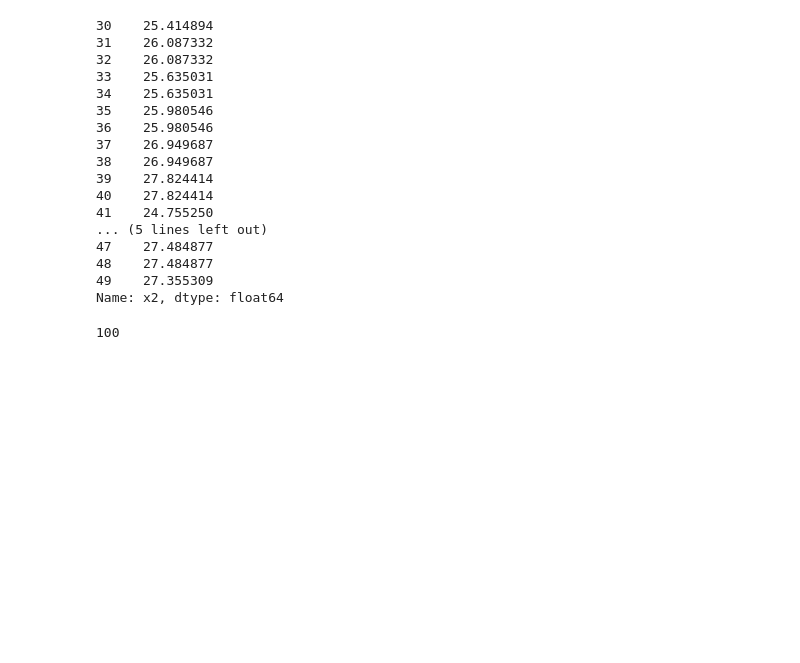
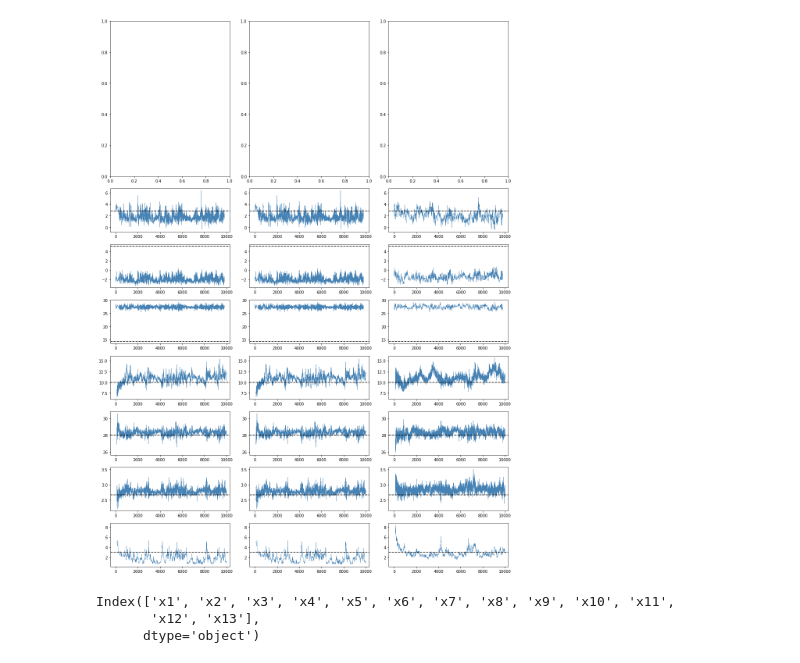
Before and after one commit to mmider/BridgeSDEInference.jl, a Jupyter notebook: scripts/papers/continuous_discrete_smoothing_of_diffusions/lorenz_plots.ipynb, the cells around one changed output. Drawn from its saved outputs; the diff is of its cells as text; code cells hidden in the pictures; blank space fills up the shorter version.

Commit message:
continuing with plots, switching machines

```diff
--- a/scripts/papers/continuous_discrete_smoothing_of_diffusions/lorenz_plots.ipynb
+++ b/scripts/papers/continuous_discrete_smoothing_of_diffusions/lorenz_plots.ipynb
@@ -6,15 +6,15 @@ import pandas as pd
 import matplotlib.gridspec as gridspec
 
 OUT_DIR = os.path.join("..", "..", "..", "output")
-FILENAMES = [["many_obs_medium_blocks.csv",
+FILENAMES = [["many_obs_medium_blocks_marginals.csv",
               "many_obs_medium_blocks_paths.csv",
               "many_obs_medium_blocks_chain.csv"],
-             ["many_obs_medium_blocks.csv",
+             ["many_obs_medium_blocks_marginals.csv",
               "many_obs_medium_blocks_paths.csv",
               "many_obs_medium_blocks_chain.csv"],
-             ["many_obs_medium_blocks.csv",
-              "many_obs_medium_blocks_paths.csv",
-              "many_obs_medium_blocks_chain.csv"]
+             ["many_obs_many_blocks_marginals.csv",
+              "many_obs_many_blocks_paths.csv",
+              "many_obs_many_blocks_chain.csv"]
              ]
 # %%
 TRUE_VAL_AT_TWO = [2.812, 5.137, 14.305]
@@ -22,14 +22,14 @@ TRUE_PARAM = [10.0, 28.0, 8.0/3.0, 3.0]
 # %%
 def plot_results(filenames, i_range_from, i_range_to):
     fig = plt.figure(tight_layout=True, figsize=(15,20))
-    gs = gridspec.GridSpec(10, 12)
+    gs = gridspec.GridSpec(10, 9)
     ax = set_up_axes(fig, gs)
     for i in range(3):
         plot_results_of_a_run(ax[i], ax[-1], filenames[i], i_range_from, i_range_to)
     plt.show()
 
 def set_up_axes(fig, gs):
-    ax = [[] for i in range(4)]
+    ax = [[] for i in range(3)]
     for i in range(3):
         ax[i].append(fig.add_subplot(gs[0:3,3*i:(3*i+3)]))
         for j in range(7):
@@ -46,14 +46,14 @@ def set_up_axes(fig, gs):
                 sharex = ax[i][1]
                 sharey = ax[0][j+1]
             ax[i].append(fig.add_subplot(gs[3+j,3*i:(3*i+3)],sharex=sharex,sharey=sharey))
-    for j in range(7):
-        ax[3].append(fig.add_subplot(gs[3+j,9:12]))
+    #for j in range(7):
+    #    ax[3].append(fig.add_subplot(gs[3+j,9:12]))
     return ax
 
 
 def plot_results_of_a_run(ax, ax_acf, filename, i_range_from, i_range_to):
     data = pd.read_csv(os.path.join(OUT_DIR, filename[0]))
-    tp = np.array(data.iloc[len(data)//2,:])
+    tp = np.array(data.iloc[:,3])
     for i in range(3):
         xx = tp[1+i:-1:3][i_range_from:i_range_to]
         ax[1+i].plot(xx, color="steelblue", linewidth=0.5)
@@ -61,55 +61,40 @@ def plot_results_of_a_run(ax, ax_acf, filename, i_range_from, i_range_to):
         ax[1+i].plot(xlims, [TRUE_VAL_AT_TWO[i], TRUE_VAL_AT_TWO[i]],
                 linestyle="dashed", color="black")
         ax[1+i].set_xlim(xlims)
 
     data = pd.read_csv(os.path.join(OUT_DIR, filename[2]))
     for i in range(4):
         xx = data.iloc[:,i][i_range_from:i_range_to]
         ax[4+i].plot(xx, color="steelblue", linewidth=0.5)
         xlims = ax[4+i].get_xlim()
         ax[4+i].plot(xlims, [TRUE_PARAM[i], TRUE_PARAM[i]],
                      linestyle="dashed", color="black")
         ax[4+i].set_xlim(xlims)
 
-plot_results(FILENAMES, 100, 201)
+plot_results(FILENAMES, 100, 10001)
 #data = pd.read_csv(os.path.join(OUT_DIR, FILENAMES[0]))
 #tp = np.array(data.iloc[len(data)//2,:])
 #for i in range(3):
 #    ax = fig.add_subplot(gs[3+i,0:3])
 #    xx = tp[1+i:-1:3]
 #    ax.plot(xx, color="steelblue", linewidth=0.5)
 #    ax.plot([0.0, len(xx)], [TRUE_VAL_AT_TWO[i], TRUE_VAL_AT_TWO[i]],
 #            linestyle="dashed", color="black")
 
 #data = pd.read_csv(os.path.join(OUT_DIR, FILENAMES[2]))
 #for i in range(4):
 #    ax = fig.add_subplot(gs[6+i,0:3])
 #    xx = data.iloc[:,i]
 #    ax.plot(xx, color="steelblue", linewidth=0.5)
 #    ax.plot([0.0, len(xx)], [TRUE_PARAM[i], TRUE_PARAM[i]],
 #            linestyle="dashed", color="black")
 #plt.show()
+# %% [output]
+[figure, added]
-# %%
-data.iloc[:,1][30:50]
-# %% [output]
-30    25.414894
-31    26.087332
-32    26.087332
-33    25.635031
-34    25.635031
-35    25.980546
-36    25.980546
-37    26.949687
-38    26.949687
-39    27.824414
-40    27.824414
-41    24.755250
-... (5 lines left out)
-47    27.484877
-48    27.484877
-49    27.355309
-Name: x2, dtype: float64
-# %%
-201//2
-# %% [output]
-100
+# %%
+data = pd.read_csv(os.path.join(OUT_DIR, FILENAMES[0][1]))
+data.columns
+# %% [output]
+Index(['x1', 'x2', 'x3', 'x4', 'x5', 'x6', 'x7', 'x8', 'x9', 'x10', 'x11',
+       'x12', 'x13'],
+      dtype='object')
```
Also changed, not shown: parts of 3 cells of this notebook, 4 other files.
